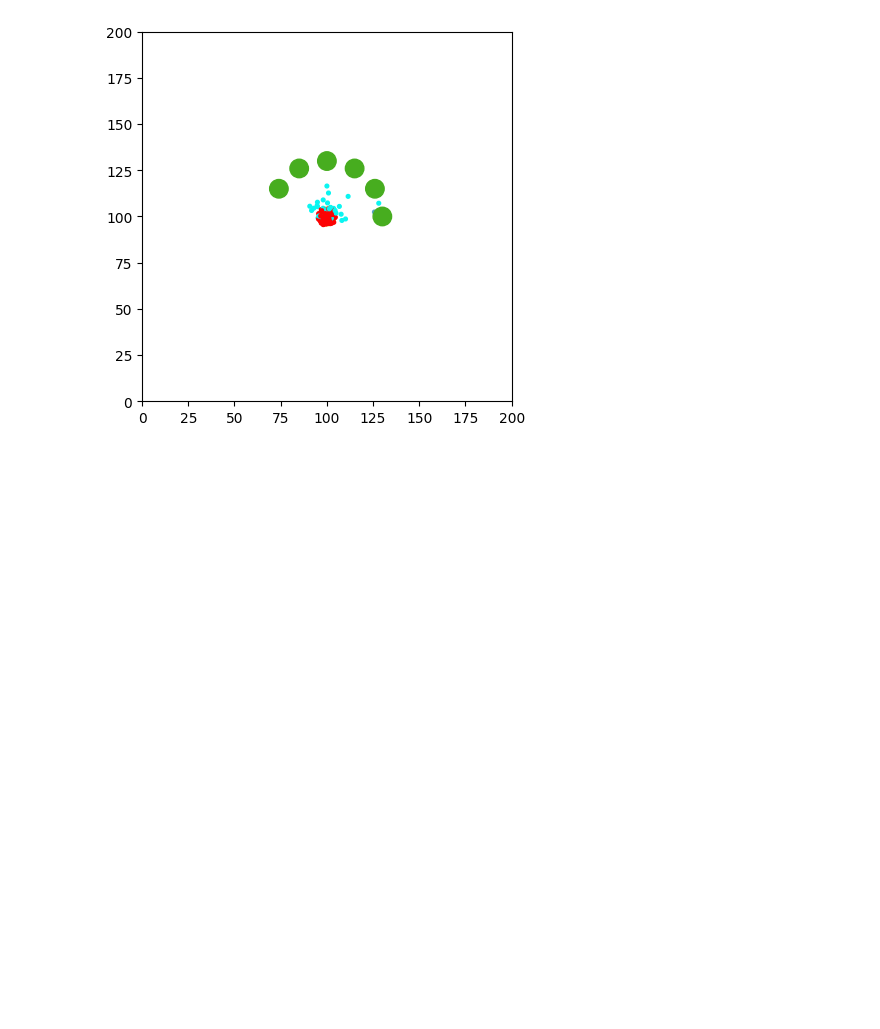
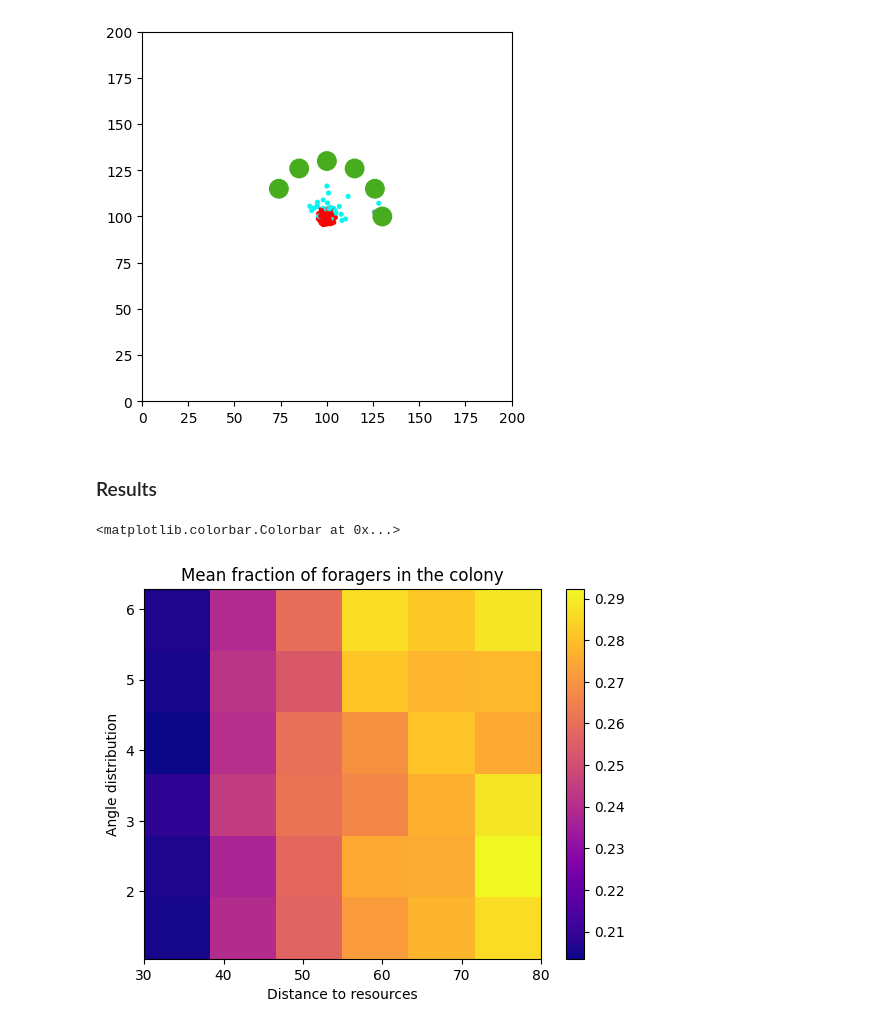
Before and after one commit to jonas4climate/honeybee-colony-abm, a Jupyter notebook: experiments.ipynb, the cells around one changed output. Drawn from its saved outputs; the diff is of its cells as text; code cells hidden in the pictures; blank space fills up the shorter version.

Commit message:
Resource clustering experiment: Data and plots

```diff
--- a/experiments.ipynb
+++ b/experiments.ipynb
@@ -263,3 +263,5 @@ model.plot(ax)
 plt.show()
 # %% [output]
 [figure]
+# %% [markdown]
+### Results
@@ -265,0 +270,26 @@ plt.show()
+# %%
+BEE_COUNT_DATA = np.load(BEE_COUNT_FILE)
+NECTAR_DATA = np.load(NECTAR_FILE)
+EXPLORERS_DATA = np.load(EXPLORERS_FILE)
+RECRUITED_DATA = np.load(RECRUITED_FILE)
+
+FORAGER_DATA = EXPLORERS_DATA + RECRUITED_DATA
+# %%
+BEE_COUNT = BEE_COUNT_DATA[:, :, :, -1]
+
+BEE_COUNT_SD = np.std(BEE_COUNT, axis=2)
+BEE_COUNT_MEAN = np.mean(BEE_COUNT, axis=2)
+
+FORAGERS = np.mean(FORAGER_DATA, axis=3)
+
+FORAGERS_SD = np.std(FORAGERS, axis=2)
+FORAGERS_MEAN = np.mean(FORAGERS, axis=2)
+# %%
+plot = plt.imshow(FORAGERS_MEAN, extent=(DIST_RESOURCES[0], DIST_RESOURCES[-1], MAX_ANGLES[0], MAX_ANGLES[-1]), aspect='auto', origin="lower", cmap="plasma")
+plt.xlabel("Distance to resources")
+plt.ylabel("Angle distribution")
+plt.title("Mean fraction of foragers in the colony")
+plt.colorbar(plot)
+# %% [output]
+<matplotlib.colorbar.Colorbar at 0x...>
+[figure, added]
```
Also changed, not shown: parts of 2 cells of this notebook, 5 other files.
